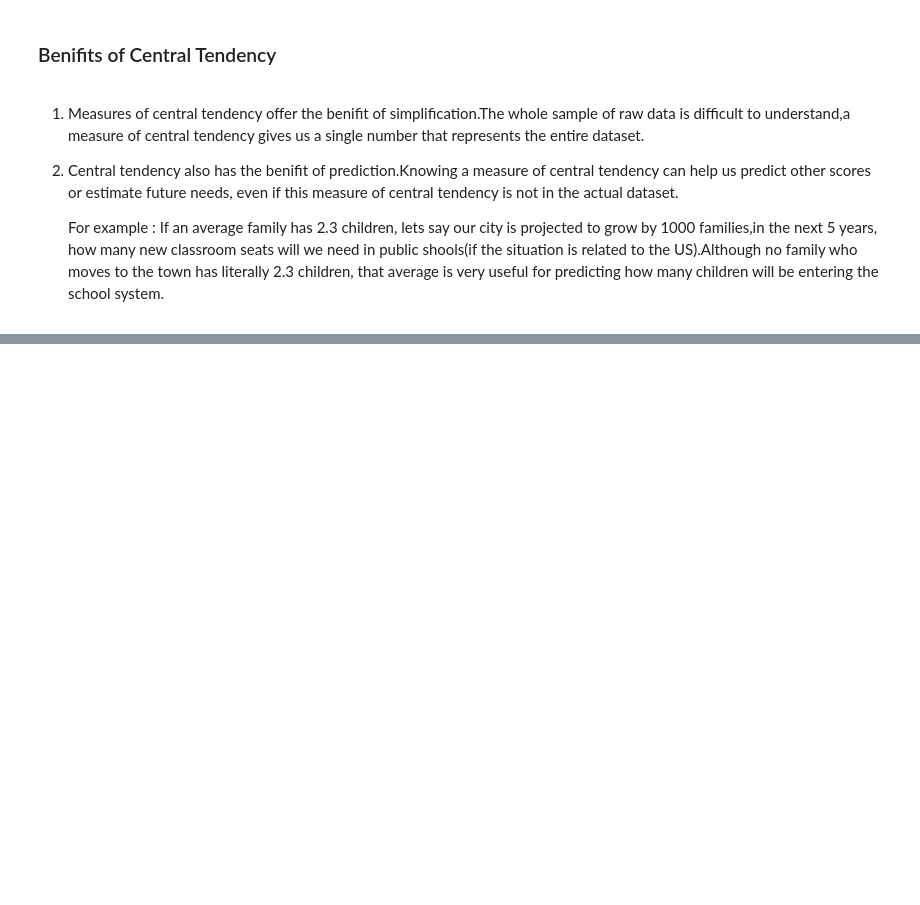
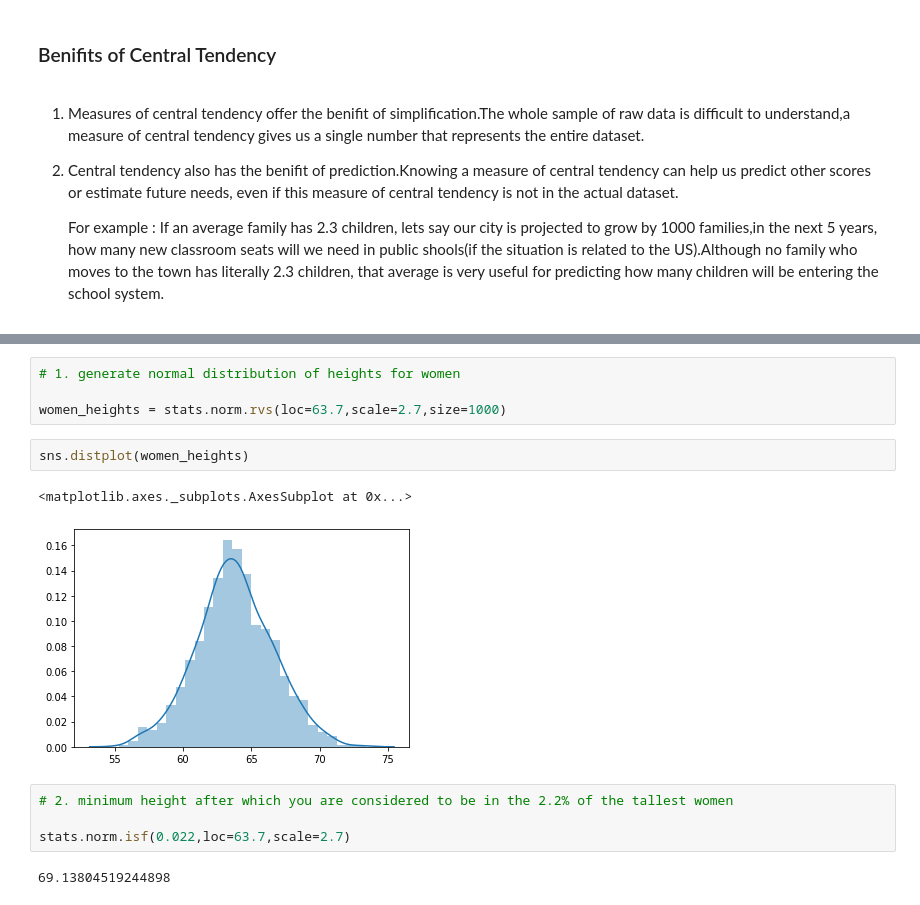
Before and after one commit to Meghana21/Understanding-statistics-for-datascience, a Jupyter notebook: Statistics_Measures_of_central_tendency.ipynb, the cells around one changed output, grey strips where cells are left out. Saved outputs shown, nothing was run; the diff lists cells and outputs as text; blank space fills up the shorter version.

```diff
--- a/Statistics_Measures_of_central_tendency.ipynb
+++ b/Statistics_Measures_of_central_tendency.ipynb
@@ -460,0 +512,15 @@ We will rather consider an interval around that peak and would say that most of
+# %%
+# 1. generate normal distribution of heights for women
+
+women_heights = stats.norm.rvs(loc=63.7,scale=2.7,size=1000)
+# %%
+sns.distplot(women_heights)
+# %% [output]
+<matplotlib.axes._subplots.AxesSubplot at 0x...>
+[figure, added]
+# %%
+# 2. minimum height after which you are considered to be in the 2.2% of the tallest women
+
+stats.norm.isf(0.022,loc=63.7,scale=2.7)
+# %% [output]
+69.13804519244898
```
Also changed, not shown: parts of 9 cells of this notebook.
